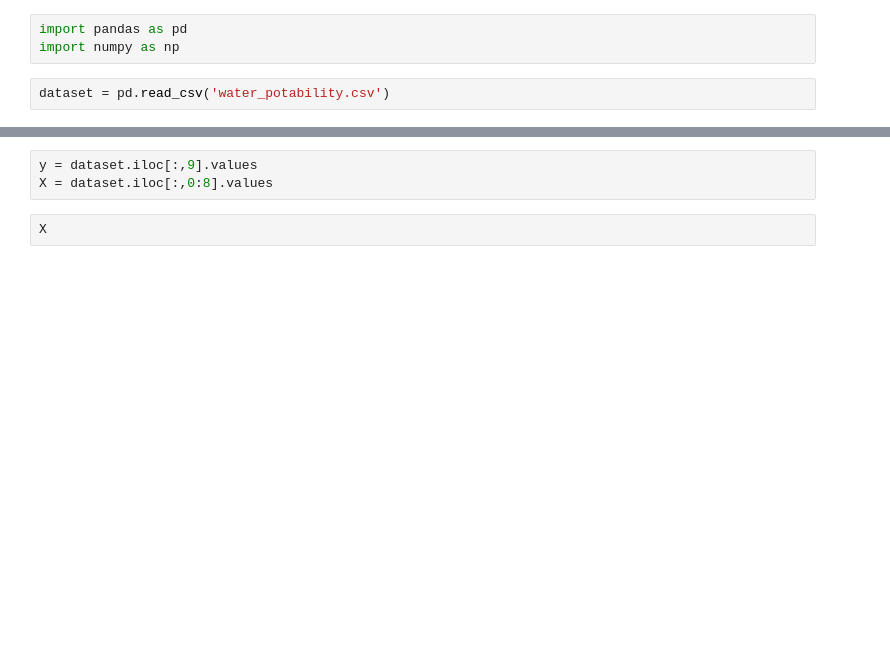
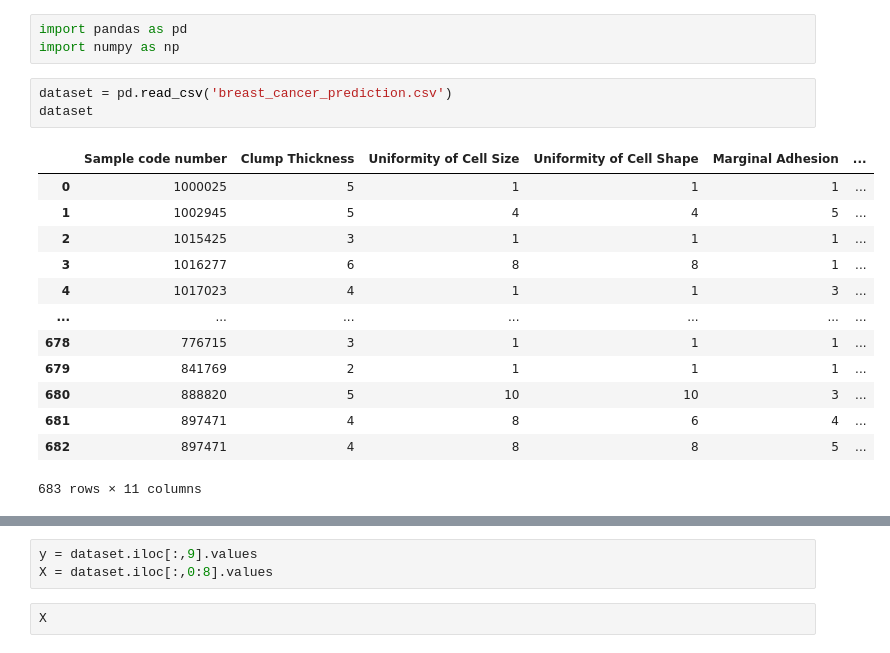
Before and after one commit to AMi-bot/Mikova_NS2021, a Jupyter notebook: mikova_ns2021.ipynb, the cells around one changed output, grey strips where cells are left out. Saved outputs shown, nothing was run; the diff lists cells and outputs as text; blank space fills up the shorter version.

```diff
--- a/mikova_ns2021.ipynb
+++ b/mikova_ns2021.ipynb
@@ -2,4 +2,19 @@
 import pandas as pd
 import numpy as np
 # %%
-dataset = pd.read_csv('water_potability.csv')
+dataset = pd.read_csv('breast_cancer_prediction.csv')
+dataset
+# %% [output]
+|  | Sample code number | Clump Thickness | Uniformity of Cell Size | Uniformity of Cell Shape | Marginal Adhesion | ... |
+| 0 | 1000025 | 5 | 1 | 1 | 1 | ... |
+| 1 | 1002945 | 5 | 4 | 4 | 5 | ... |
+| 2 | 1015425 | 3 | 1 | 1 | 1 | ... |
+| 3 | 1016277 | 6 | 8 | 8 | 1 | ... |
+| 4 | 1017023 | 4 | 1 | 1 | 3 | ... |
+| ... | ... | ... | ... | ... | ... | ... |
+| 678 | 776715 | 3 | 1 | 1 | 1 | ... |
+| 679 | 841769 | 2 | 1 | 1 | 1 | ... |
+| 680 | 888820 | 5 | 10 | 10 | 3 | ... |
+| 681 | 897471 | 4 | 8 | 6 | 4 | ... |
+| 682 | 897471 | 4 | 8 | 8 | 5 | ... |
+683 rows × 11 columns
```
Also changed, not shown: parts of 12 cells of this notebook, 2 other files.
